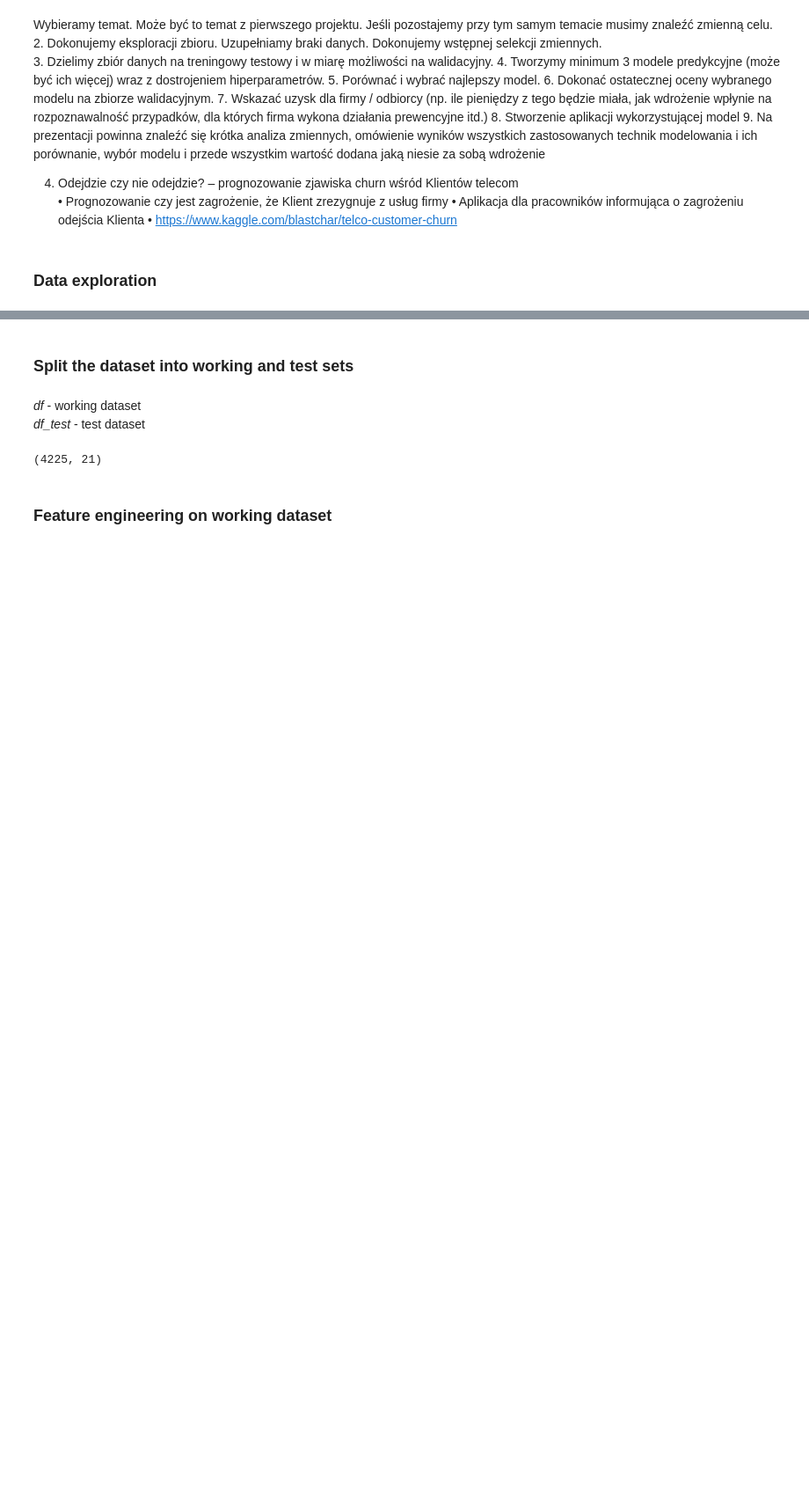
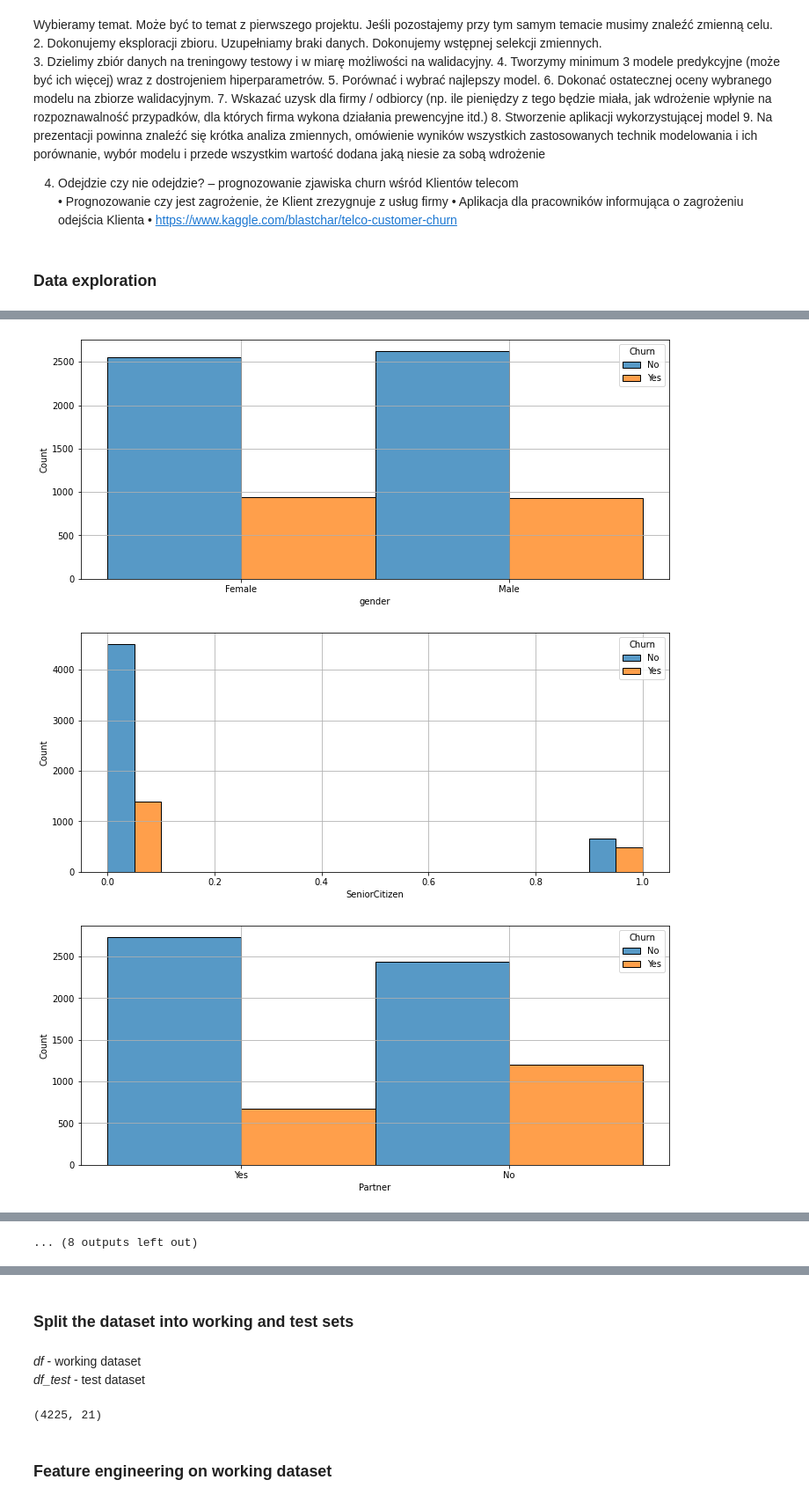
Before and after one commit to infoshareacademy/jdszr6-slytherin_group, a Jupyter notebook: ML_project/Telco_Main.ipynb, the cells around one changed output, grey strips where cells are left out. Shown at 88% size. Saved outputs shown, nothing was run; the diff lists cells and outputs as text; code cells hidden in the pictures; blank space fills up the shorter version.

Commit message:
aded data exploration to mainf code

```diff
--- a/ML_project/Telco_Main.ipynb
+++ b/ML_project/Telco_Main.ipynb
@@ -31,0 +103,26 @@ df = pd.read_csv("WA_Fn-UseC_-Telco-Customer-Churn.csv")
+# %%
+#replacing empty string with 0 value in TotalCharges, line 488
+
+df_telco["TotalCharges"] = df_telco["TotalCharges"].replace([" "],0)
+# %%
+#changing data type in column TotalCharges to float
+
+df_telco["TotalCharges"] = pd.to_numeric(df_telco["TotalCharges"])
+# %%
+#replacing object with space
+
+df_telco["gender"] = df_telco["gender"].replace(["Female "],["Female"])
+df_telco["gender"] = df_telco["gender"].replace(["Male "],["Male"])
+df_telco = df_telco.replace(["Yes "],["Yes"])
+df_telco = df_telco.replace(["No "],["No"])
+df_telco = df_telco.replace(["No phone service "],["No phone service"])
+df_telco = df_telco.replace(["DSL "],["DSL"])
+df_telco = df_telco.replace(["Fiber optic "],["Fiber optic"])
+df_telco = df_telco.replace(["No internet service "],["No internet service"])
+df_telco = df_telco.replace(["Month-to-month "],["Month-to-month"])
+df_telco = df_telco.replace(["One year "],["One year"])
+df_telco = df_telco.replace(["Two year "],["Two year"])
+df_telco = df_telco.replace(["Electronic check "],["Electronic check"])
+df_telco = df_telco.replace(["Mailed check "],["Mailed check"])
+df_telco = df_telco.replace(["Bank transfer (automatic) "],["Bank transfer (automatic)"])
+df_telco = df_telco.replace(["Credit card (automatic) "],["Credit card (automatic)"])
@@ -31,0 +173,16 @@ df = pd.read_csv("WA_Fn-UseC_-Telco-Customer-Churn.csv")
+# %%
+#checking and deleting duplicates
+
+df_telco.duplicated().sum()
+
+df_telco = df_telco.drop_duplicates()
+# %%
+for column in df_telco.drop(columns = "customerID").columns:
+    fig = plt.figure(figsize=(12,5))
+    sns.histplot(data = df_telco, x = column, bins=10, hue = "Churn", multiple="dodge")
+    plt.grid()
+    plt.show()
+# %% [output]
+[figure, added]
+[figure, added]
+[figure, added]
@@ -31,0 +198 @@ df = pd.read_csv("WA_Fn-UseC_-Telco-Customer-Churn.csv")
+... (8 outputs left out)
```
Also changed, not shown: parts of 32 cells of this notebook.
